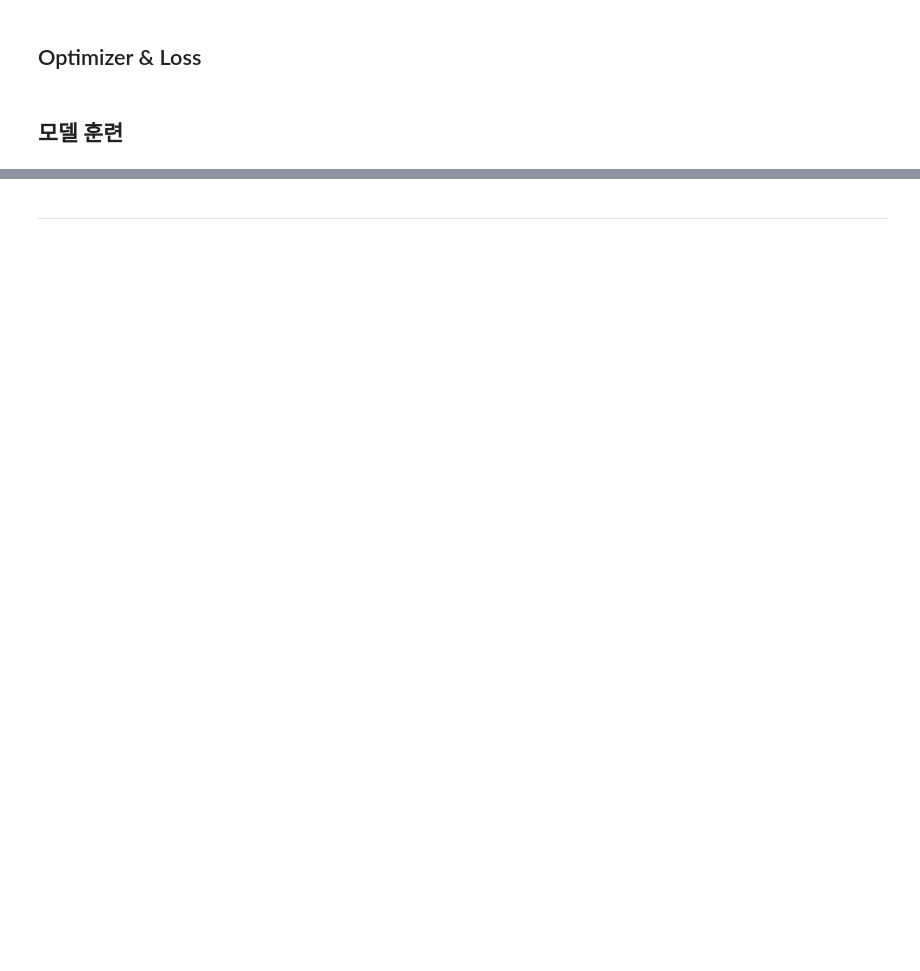
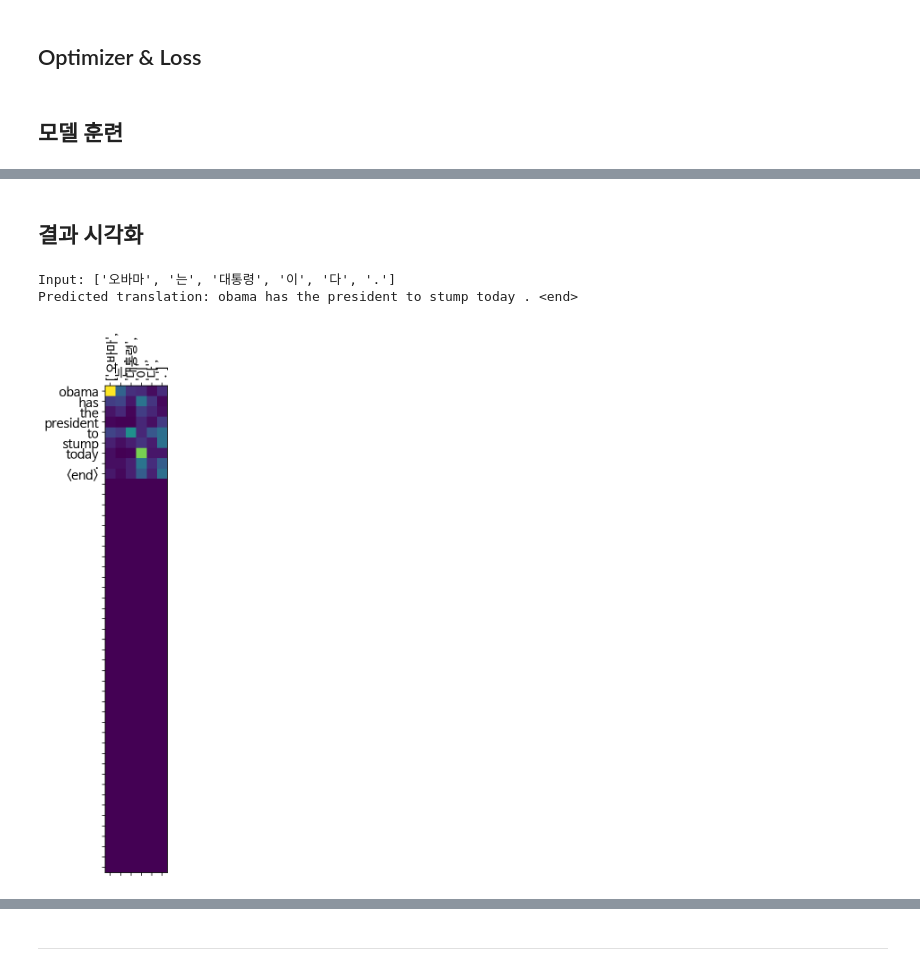
Before and after one commit to fbrlvy87/GoingDeeper, a Jupyter notebook: 08_GoingDeeper(NLP)_Project_Seq2seq.ipynb, the cells around one changed output, grey strips where cells are left out. Saved outputs shown, nothing was run; the diff lists cells and outputs as text; code cells hidden in the pictures; blank space fills up the shorter version.

```diff
--- a/08_GoingDeeper(NLP)_Project_Seq2seq.ipynb
+++ b/08_GoingDeeper(NLP)_Project_Seq2seq.ipynb
@@ -138,11 +120,11 @@ def en_preprocess_sentence(sentence, s_token=False, e_token=False):
 ko_corpus = []
 en_corpus = []
 
-for i in range(len(cleaned_corpus)):
-    ko_sentence = ko_preprocess_sentence(cleaned_corpus[i][0])
-    en_sentence = en_preprocess_sentence(cleaned_corpus[i][1], s_token = True, e_token = True)
+for i in cleaned_corpus:
+    ko_sentence = preprocess_sentence(i[0])
+    en_sentence = preprocess_sentence(i[1], s_token = True, e_token = True)
 
-    if len(ko_sentence) <=20 and len(en_sentence) <=20:
+    if len(ko_sentence) <= 40:
         ko_corpus.append(ko_sentence)
         en_corpus.append(en_sentence)
 
@@ -261,8 +243,8 @@ BATCH_SIZE     = 64
 SRC_VOCAB_SIZE = len(enc_tokenizer.index_word) + 1 # 예: len(enc_tokenizer.index_word) + 1
 TGT_VOCAB_SIZE = len(dec_tokenizer.index_word) + 1 # 예: len(dec_tokenizer.index_word) + 1
 
-units         = 1024
-embedding_dim = 512
+units         = 256
+embedding_dim = 256
 
 encoder = Encoder(SRC_VOCAB_SIZE, embedding_dim, units)
 decoder = Decoder(TGT_VOCAB_SIZE, embedding_dim, units)
@@ -354,22 +336,29 @@ def train_step(src, tgt, encoder, decoder, optimizer, dec_tok):
     optimizer.apply_gradients(zip(gradients, variables))
 
     return batch_loss
+# %%
+enc_train = enc_tensor
+dec_train = dec_tensor
 # %%
 from tqdm import tqdm    # tqdm
 import random
 
-EPOCHS = 10
+# Training Process
+
+from tqdm import tqdm
+
+EPOCHS = 50
 
 for epoch in range(EPOCHS):
     total_loss = 0
 
-    idx_list = list(range(0, enc_tensor.shape[0], BATCH_SIZE))
+    idx_list = list(range(0, enc_train.shape[0], BATCH_SIZE))
     random.shuffle(idx_list)
-    t = tqdm(idx_list)    # tqdm
+    t = tqdm(idx_list)
 
     for (batch, idx) in enumerate(t):
-        batch_loss = train_step(enc_tensor[idx:idx+BATCH_SIZE],
-                                dec_tensor[idx:idx+BATCH_SIZE],
+        batch_loss = train_step(enc_train[idx:idx+BATCH_SIZE],
+                                dec_train[idx:idx+BATCH_SIZE],
                                 encoder,
                                 decoder,
                                 optimizer,
@@ -377,5 +366,5 @@ for epoch in range(EPOCHS):
 
         total_loss += batch_loss
 
-        t.set_description_str('Epoch %2d' % (epoch + 1))    # tqdm
-        t.set_postfix_str('Loss %.4f' % (total_loss.numpy() / (batch + 1)))    # tqdm
+        t.set_description_str('Epoch %2d' % (epoch + 1))
+        t.set_postfix_str('Loss %.4f' % (total_loss.numpy() / (batch + 1)))
@@ -454,0 +371,2 @@ InvalidArgumentError: 2 root error(s) found.
+# %% [markdown]
+## 결과 시각화
@@ -454,0 +435,6 @@ InvalidArgumentError: 2 root error(s) found.
+# %%
+translate("오바마는 대통령이다.", encoder, decoder)
+# %% [output]
+Input: ['오바마', '는', '대통령', '이', '다', '.']
+Predicted translation: obama has the president to stump today . <end>
+[figure, added]
```
Also changed, not shown: parts of 21 cells of this notebook.
